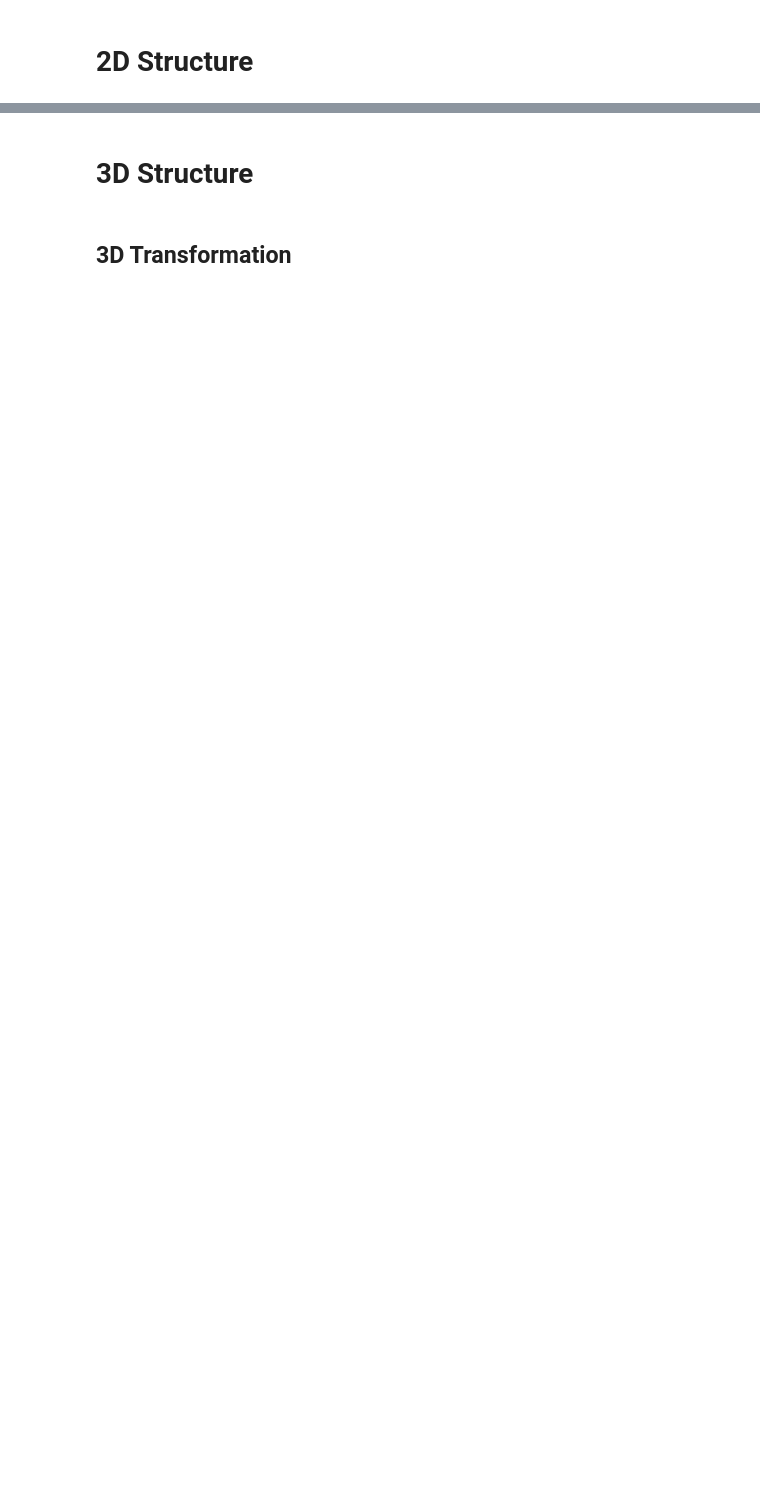
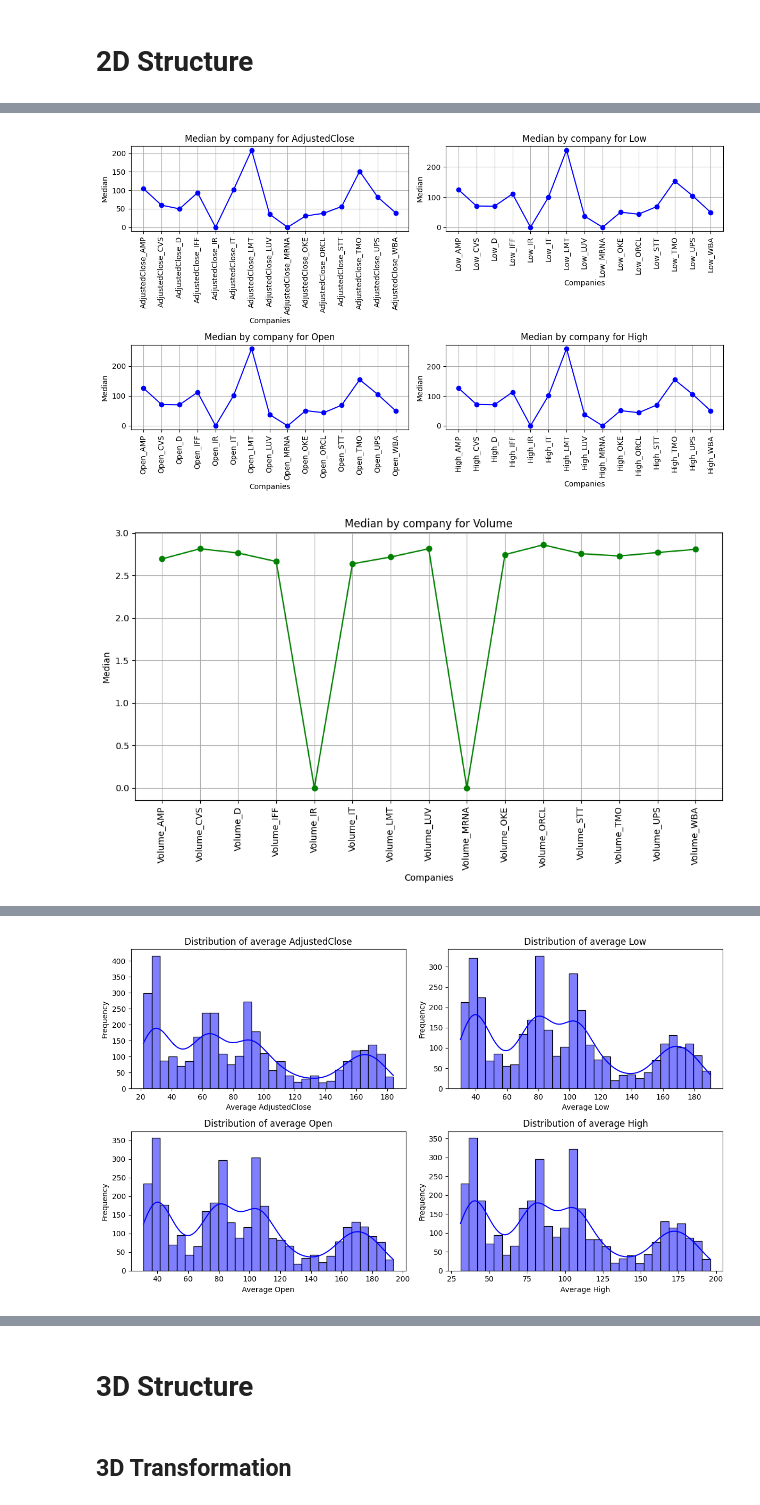
Before and after one commit to alfredofdlv/Proyect2_LABIACD, a Jupyter notebook: Notebook.ipynb, the cells around one changed output, grey strips where cells are left out. Drawn from its saved outputs; the diff is of its cells as text; code cells hidden in the pictures; blank space fills up the shorter version.

```diff
--- a/Notebook.ipynb
+++ b/Notebook.ipynb
@@ -913,0 +878,12 @@ display(test)
+# %%
+
+import visualizations
+reload(visualizations)
+from visualizations import analyze_financial_data
+
+# Cargar datos
+
+analyze_financial_data(train)
+# %% [output]
+[figure, added]
+[figure, added]
@@ -913,0 +892 @@ display(test)
+[figure, added]
```
Also changed, not shown: parts of 36 cells of this notebook, 2 other files.
